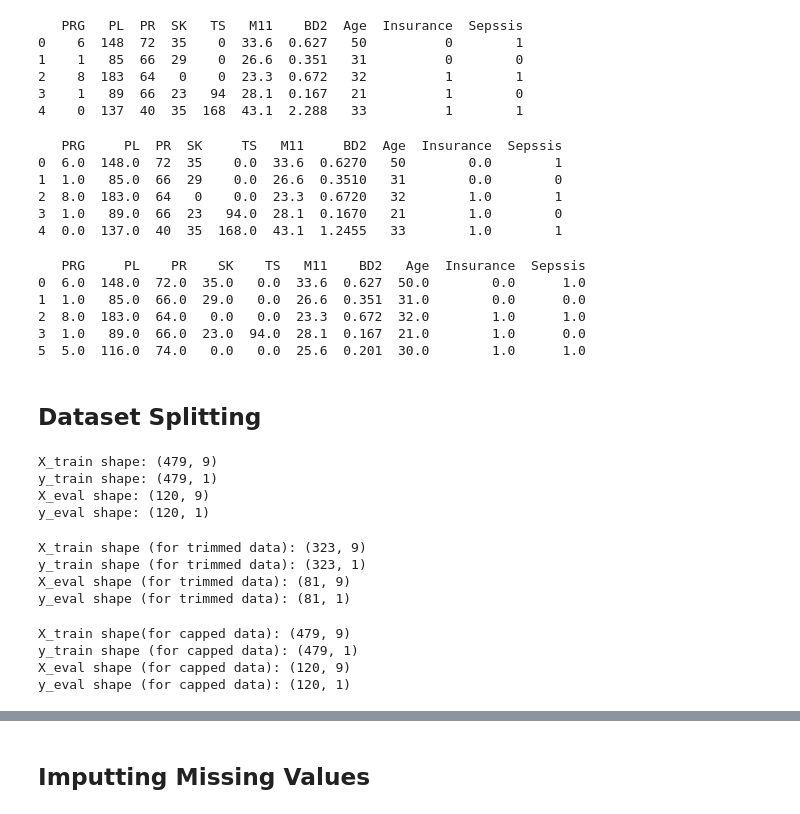
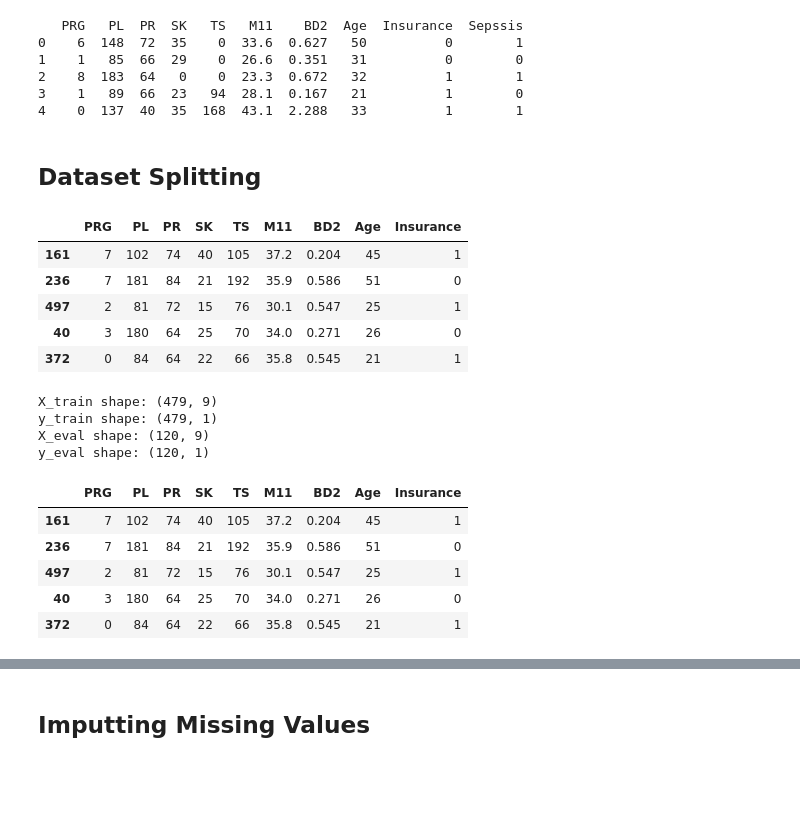
Before and after one commit to aliduabubakari/Sepsis-Classification-with-FastAPI, a Jupyter notebook: Notebooks/Sepsis_Prediction_Outlier_Analysis.ipynb, the cells around one changed output, grey strips where cells are left out. Cells and saved outputs as stored; diff of their text form; code cells hidden in the pictures; blank space fills up the shorter version.

```diff
--- a/Notebooks/Sepsis_Prediction_Outlier_Analysis.ipynb
+++ b/Notebooks/Sepsis_Prediction_Outlier_Analysis.ipynb
@@ -330,32 +220,6 @@ print(train_encoded.head())
 2    8  183  64   0    0  23.3  0.672   32          1        1
 3    1   89  66  23   94  28.1  0.167   21          1        0
 4    0  137  40  35  168  43.1  2.288   33          1        1
-# %%
-# Encode target variable in train data
-capped_data_encoded = encode_target_variable(capped_data, 'Sepssis')
-
-# Print the encoded train data
-print(capped_data_encoded.head())
-# %% [output]
-   PRG     PL  PR  SK     TS   M11     BD2  Age  Insurance  Sepssis
-0  6.0  148.0  72  35    0.0  33.6  0.6270   50        0.0        1
-1  1.0   85.0  66  29    0.0  26.6  0.3510   31        0.0        0
-2  8.0  183.0  64   0    0.0  23.3  0.6720   32        1.0        1
-3  1.0   89.0  66  23   94.0  28.1  0.1670   21        1.0        0
-4  0.0  137.0  40  35  168.0  43.1  1.2455   33        1.0        1
-# %%
-# Encode target variable in train data
-df_trimmed_encoded = encode_target_variable(df_trimmed, 'Sepssis')
-
-# Print the encoded train data
-print(df_trimmed_encoded.head())
-# %% [output]
-   PRG     PL    PR    SK    TS   M11    BD2   Age  Insurance  Sepssis
-0  6.0  148.0  72.0  35.0   0.0  33.6  0.627  50.0        0.0      1.0
-1  1.0   85.0  66.0  29.0   0.0  26.6  0.351  31.0        0.0      0.0
-2  8.0  183.0  64.0   0.0   0.0  23.3  0.672  32.0        1.0      1.0
-3  1.0   89.0  66.0  23.0  94.0  28.1  0.167  21.0        1.0      0.0
-5  5.0  116.0  74.0   0.0   0.0  25.6  0.201  30.0        1.0      1.0
 # %% [markdown]
 ## Dataset Splitting
 # %%
@@ -366,6 +230,15 @@ def split_data(X, y, test_size, random_state=42, stratify=None):
     X_train, X_eval, y_train, y_eval = train_test_split(X, y, test_size=test_size, random_state=random_state, stratify=stratify)
 
     return X_train, X_eval, y_train, y_eval
+# %%
+X_train.head()
+# %% [output]
+|  | PRG | PL | PR | SK | TS | M11 | BD2 | Age | Insurance |
+| 161 | 7 | 102 | 74 | 40 | 105 | 37.2 | 0.204 | 45 | 1 |
+| 236 | 7 | 181 | 84 | 21 | 192 | 35.9 | 0.586 | 51 | 0 |
+| 497 | 2 | 81 | 72 | 15 | 76 | 30.1 | 0.547 | 25 | 1 |
+| 40 | 3 | 180 | 64 | 25 | 70 | 34.0 | 0.271 | 26 | 0 |
+| 372 | 0 | 84 | 64 | 22 | 66 | 35.8 | 0.545 | 21 | 1 |
 # %%
 # Split the data into train and validation sets for both X and y
 X_train, X_eval, y_train, y_eval = split_data(train_encoded.iloc[:, :-1], train_encoded.iloc[:, -1:], test_size=0.2, random_state=42, stratify=train_encoded.iloc[:, -1:])
@@ -380,34 +253,12 @@ X_train shape: (479, 9)
 y_train shape: (479, 1)
 X_eval shape: (120, 9)
 y_eval shape: (120, 1)
-# %%
-# Remove rows with missing values in the target variable (y)
-df_trimmed_encoded.dropna(inplace=True)
-
-# Split the data into train and validation sets for both X and y
-X_train_trimmed, X_eval_trimmed, y_train_trimmed, y_eval_trimmed = split_data(df_trimmed_encoded.iloc[:, :-1], df_trimmed_encoded.iloc[:, -1:], test_size=0.2, random_state=42, stratify=df_trimmed_encoded.iloc[:, -1:])
-
-# Print the shapes of the train and validation sets
-print("X_train shape (for trimmed data):", X_train_trimmed.shape)
-print("y_train shape (for trimmed data):", y_train_trimmed.shape)
-print("X_eval shape (for trimmed data):", X_eval_trimmed.shape)
-print("y_eval shape (for trimmed data):", y_eval_trimmed.shape)
-# %% [output]
-X_train shape (for trimmed data): (323, 9)
-y_train shape (for trimmed data): (323, 1)
-X_eval shape (for trimmed data): (81, 9)
-y_eval shape (for trimmed data): (81, 1)
-# %%
-# Split the data into train and validation sets for both X and y
-X_train_capped, X_eval_capped, y_train_capped, y_eval_capped = split_data(capped_data_encoded.iloc[:, :-1], capped_data_encoded.iloc[:, -1:], test_size=0.2, random_state=42, stratify=capped_data_encoded.iloc[:, -1:])
-
-# Print the shapes of the train and validation sets
-print("X_train shape(for capped data):", X_train_capped.shape)
-print("y_train shape (for capped data):", y_train_capped.shape)
-print("X_eval shape (for capped data):", X_eval_capped.shape)
-print("y_eval shape (for capped data):", y_eval_capped.shape)
-# %% [output]
-X_train shape(for capped data): (479, 9)
-y_train shape (for capped data): (479, 1)
-X_eval shape (for capped data): (120, 9)
-y_eval shape (for capped data): (120, 1)
+# %%
+X_train.head()
+# %% [output]
+|  | PRG | PL | PR | SK | TS | M11 | BD2 | Age | Insurance |
+| 161 | 7 | 102 | 74 | 40 | 105 | 37.2 | 0.204 | 45 | 1 |
+| 236 | 7 | 181 | 84 | 21 | 192 | 35.9 | 0.586 | 51 | 0 |
+| 497 | 2 | 81 | 72 | 15 | 76 | 30.1 | 0.547 | 25 | 1 |
+| 40 | 3 | 180 | 64 | 25 | 70 | 34.0 | 0.271 | 26 | 0 |
+| 372 | 0 | 84 | 64 | 22 | 66 | 35.8 | 0.545 | 21 | 1 |
```
Also changed, not shown: parts of 49 cells of this notebook, 10 other files.
